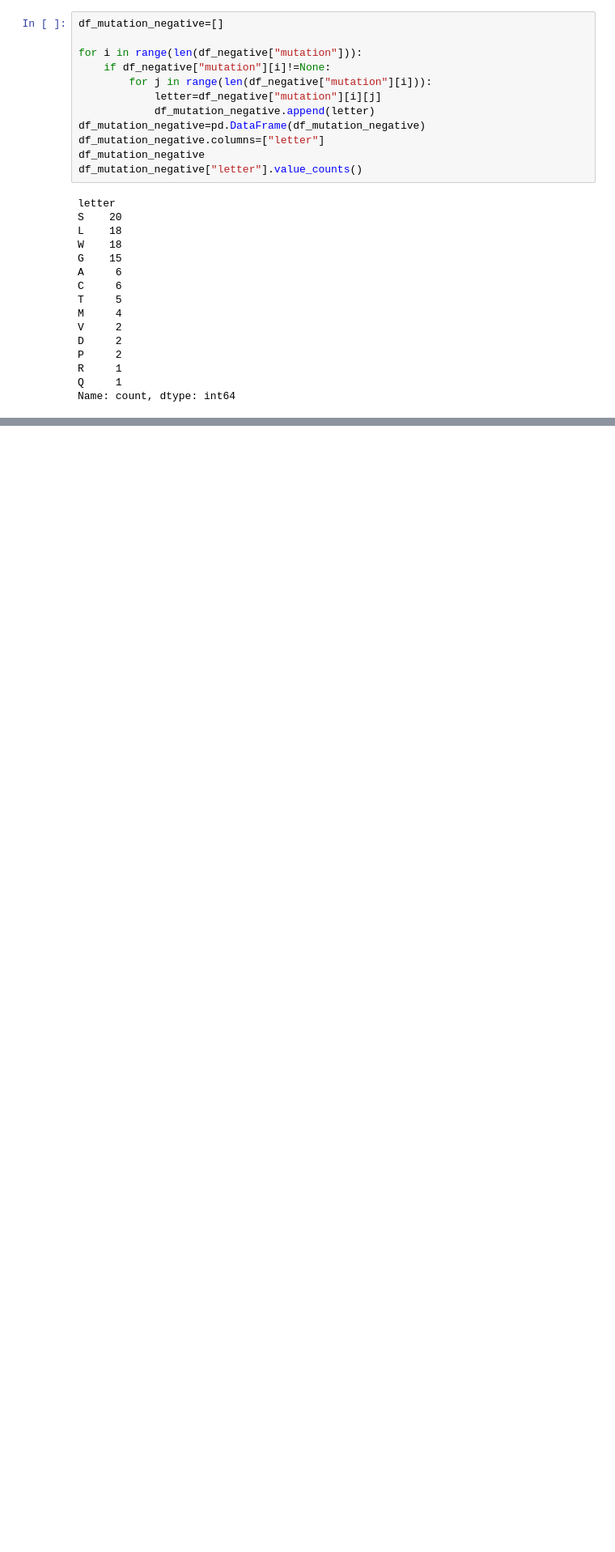
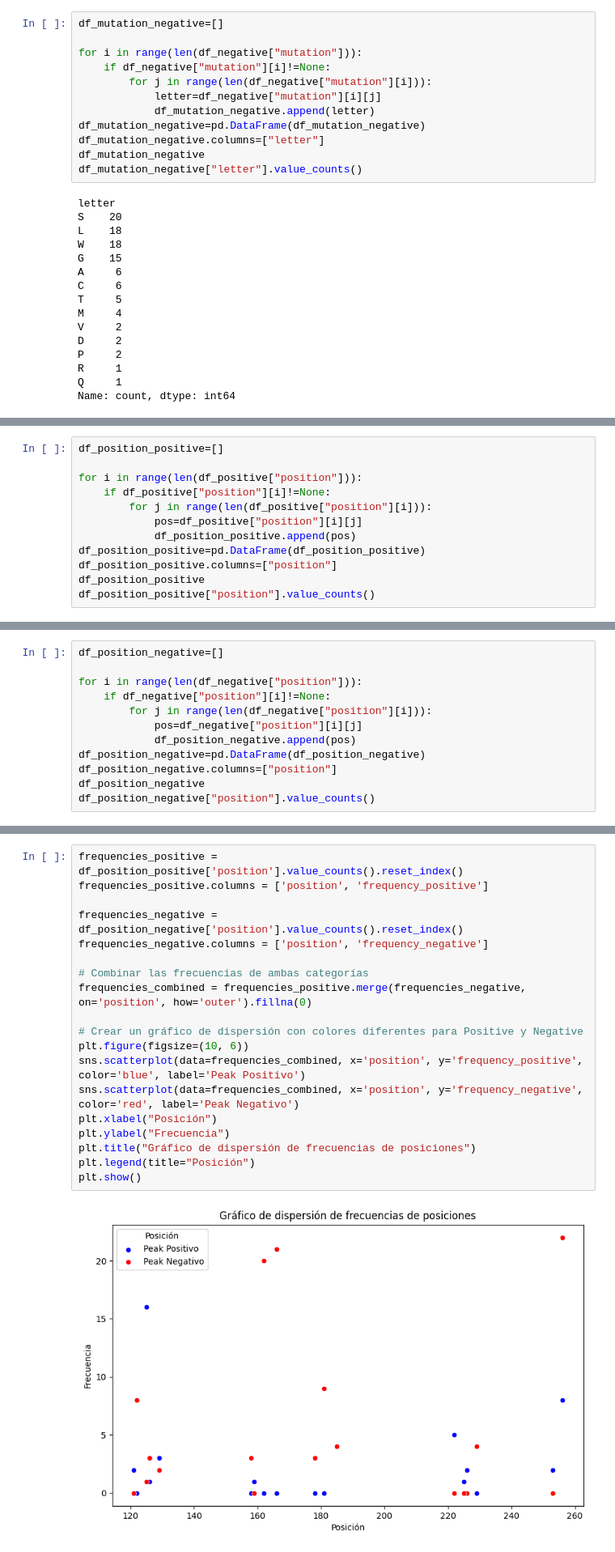
Before and after one commit to JmartinUmag/Bioinfo, a Jupyter notebook: Taller/absorption2.ipynb, the cells around one changed output, grey strips where cells are left out. Shown: that part at 81% size. Drawn from its saved outputs; the diff is of its cells as text; blank space fills up the shorter version.

```diff
--- a/Taller/absorption2.ipynb
+++ b/Taller/absorption2.ipynb
@@ -221,3 +221,15 @@ plt.legend(title="Mutación")
 plt.show()
 # %% [output]
 [figure]
+# %%
+df_position_positive=[]
+
+for i in range(len(df_positive["position"])):
+    if df_positive["position"][i]!=None:
+        for j in range(len(df_positive["position"][i])):
+            pos=df_positive["position"][i][j]
+            df_position_positive.append(pos)
+df_position_positive=pd.DataFrame(df_position_positive)
+df_position_positive.columns=["position"]
+df_position_positive
+df_position_positive["position"].value_counts()
@@ -223,0 +250,12 @@ plt.show()
+# %%
+df_position_negative=[]
+
+for i in range(len(df_negative["position"])):
+    if df_negative["position"][i]!=None:
+        for j in range(len(df_negative["position"][i])):
+            pos=df_negative["position"][i][j]
+            df_position_negative.append(pos)
+df_position_negative=pd.DataFrame(df_position_negative)
+df_position_negative.columns=["position"]
+df_position_negative
+df_position_negative["position"].value_counts()
@@ -223,0 +277,21 @@ plt.show()
+# %%
+frequencies_positive = df_position_positive['position'].value_counts().reset_index()
+frequencies_positive.columns = ['position', 'frequency_positive']
+
+frequencies_negative = df_position_negative['position'].value_counts().reset_index()
+frequencies_negative.columns = ['position', 'frequency_negative']
+
+# Combinar las frecuencias de ambas categorías
+frequencies_combined = frequencies_positive.merge(frequencies_negative, on='position', how='outer').fillna(0)
+
+# Crear un gráfico de dispersión con colores diferentes para Positive y Negative
+plt.figure(figsize=(10, 6))
+sns.scatterplot(data=frequencies_combined, x='position', y='frequency_positive', color='blue', label='Peak Positivo')
+sns.scatterplot(data=frequencies_combined, x='position', y='frequency_negative', color='red', label='Peak Negativo')
+plt.xlabel("Posición")
+plt.ylabel("Frecuencia")
+plt.title("Gráfico de dispersión de frecuencias de posiciones")
+plt.legend(title="Posición")
+plt.show()
+# %% [output]
+[figure, added]
```
Also changed, not shown: parts of 3 cells of this notebook.
